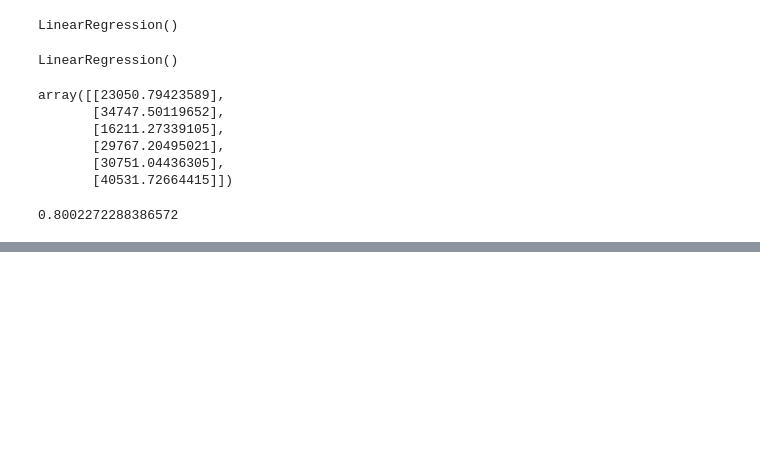
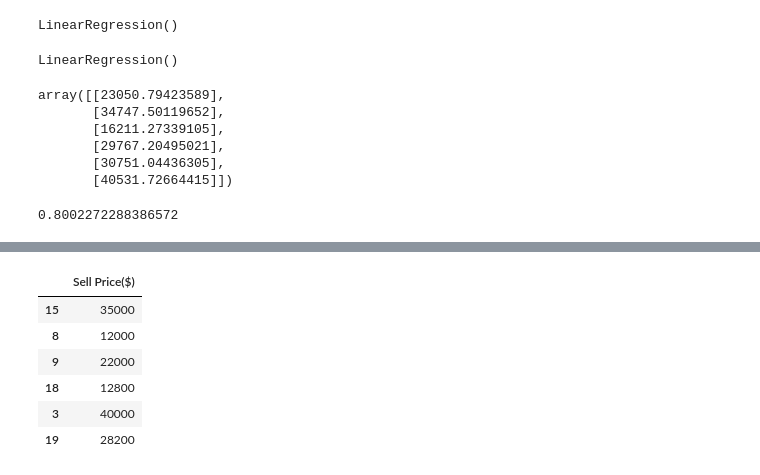
Before and after one commit to ahmedcurious/Data-Science-Work, a Jupyter notebook: Machine_Learning/06_Training_and_Testing_Data/file.ipynb, the cells around one changed output, grey strips where cells are left out. Cells and saved outputs as stored; diff of their text form; code cells hidden in the pictures; blank space fills up the shorter version.

```diff
--- a/Machine_Learning/06_Training_and_Testing_Data/file.ipynb
+++ b/Machine_Learning/06_Training_and_Testing_Data/file.ipynb
@@ -139,0 +151,10 @@ model.score(x_test,y_test)
+# %%
+y_test
+# %% [output]
+|  | Sell Price($) |
+| 15 | 35000 |
+| 8 | 12000 |
+| 9 | 22000 |
+| 18 | 12800 |
+| 3 | 40000 |
+| 19 | 28200 |
```
Also changed, not shown: parts of 1 cell of this notebook, 3 other files.
